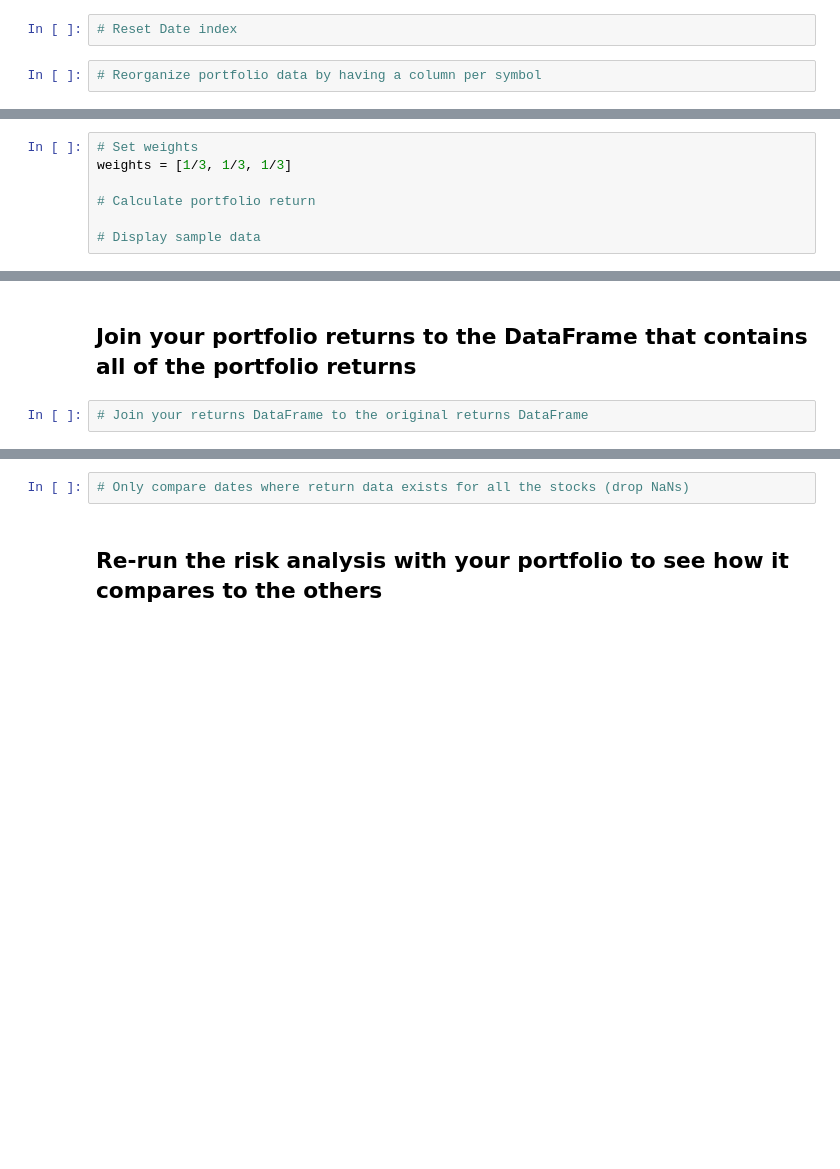
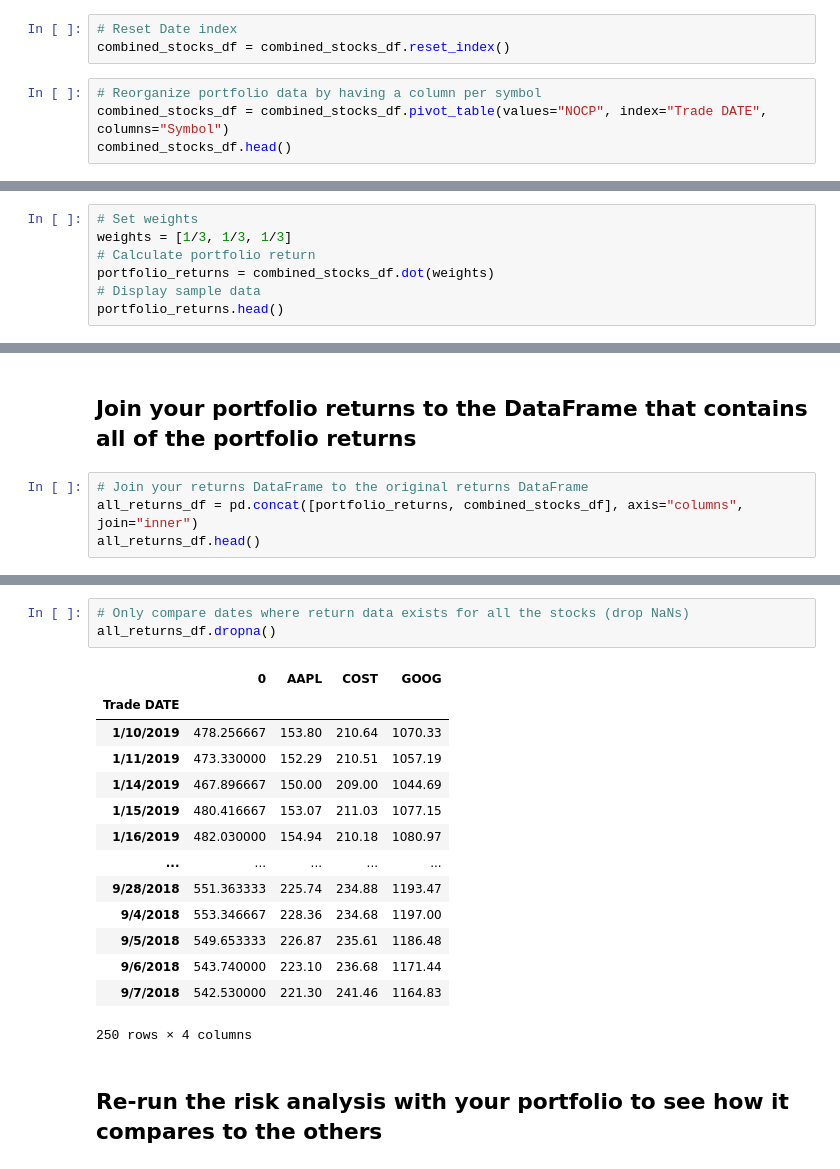
Before and after one commit to dmwalls24/HW04-Pandas, a Jupyter notebook: Starter_Code/whale_analysis.ipynb, the cells around one changed output, grey strips where cells are left out. Drawn from its saved outputs; the diff is of its cells as text; blank space fills up the shorter version.

```diff
--- a/Starter_Code/whale_analysis.ipynb
+++ b/Starter_Code/whale_analysis.ipynb
@@ -299,4 +316,7 @@ cost_df = pd.read_csv(cost_data, parse_dates=True, infer_datetime_format=True)
 # %%
 # Reset Date index
+combined_stocks_df = combined_stocks_df.reset_index()
 # %%
 # Reorganize portfolio data by having a column per symbol
+combined_stocks_df = combined_stocks_df.pivot_table(values="NOCP", index="Trade DATE", columns="Symbol")
+combined_stocks_df.head()
@@ -311,7 +347,7 @@ cost_df = pd.read_csv(cost_data, parse_dates=True, infer_datetime_format=True)
 # %%
 # Set weights
 weights = [1/3, 1/3, 1/3]
-
 # Calculate portfolio return
-
+portfolio_returns = combined_stocks_df.dot(weights)
 # Display sample data
+portfolio_returns.head()
@@ -319,3 +363,5 @@ weights = [1/3, 1/3, 1/3]
 ## Join your portfolio returns to the DataFrame that contains all of the portfolio returns
 # %%
 # Join your returns DataFrame to the original returns DataFrame
+all_returns_df = pd.concat([portfolio_returns, combined_stocks_df], axis="columns", join="inner")
+all_returns_df.head()
@@ -322,5 +376,21 @@ weights = [1/3, 1/3, 1/3]
 # %%
 # Only compare dates where return data exists for all the stocks (drop NaNs)
+all_returns_df.dropna()
+# %% [output]
+|  | 0 | AAPL | COST | GOOG |
+| Trade DATE |  |  |  |  |
+| 1/10/2019 | 478.256667 | 153.80 | 210.64 | 1070.33 |
+| 1/11/2019 | 473.330000 | 152.29 | 210.51 | 1057.19 |
+| 1/14/2019 | 467.896667 | 150.00 | 209.00 | 1044.69 |
+| 1/15/2019 | 480.416667 | 153.07 | 211.03 | 1077.15 |
+| 1/16/2019 | 482.030000 | 154.94 | 210.18 | 1080.97 |
+| ... | ... | ... | ... | ... |
+| 9/28/2018 | 551.363333 | 225.74 | 234.88 | 1193.47 |
+| 9/4/2018 | 553.346667 | 228.36 | 234.68 | 1197.00 |
+| 9/5/2018 | 549.653333 | 226.87 | 235.61 | 1186.48 |
+| 9/6/2018 | 543.740000 | 223.10 | 236.68 | 1171.44 |
+| 9/7/2018 | 542.530000 | 221.30 | 241.46 | 1164.83 |
+250 rows × 4 columns
 # %% [markdown]
 ## Re-run the risk analysis with your portfolio to see how it compares to the others
 # %% [markdown]
```
Also changed, not shown: parts of 22 cells of this notebook.
